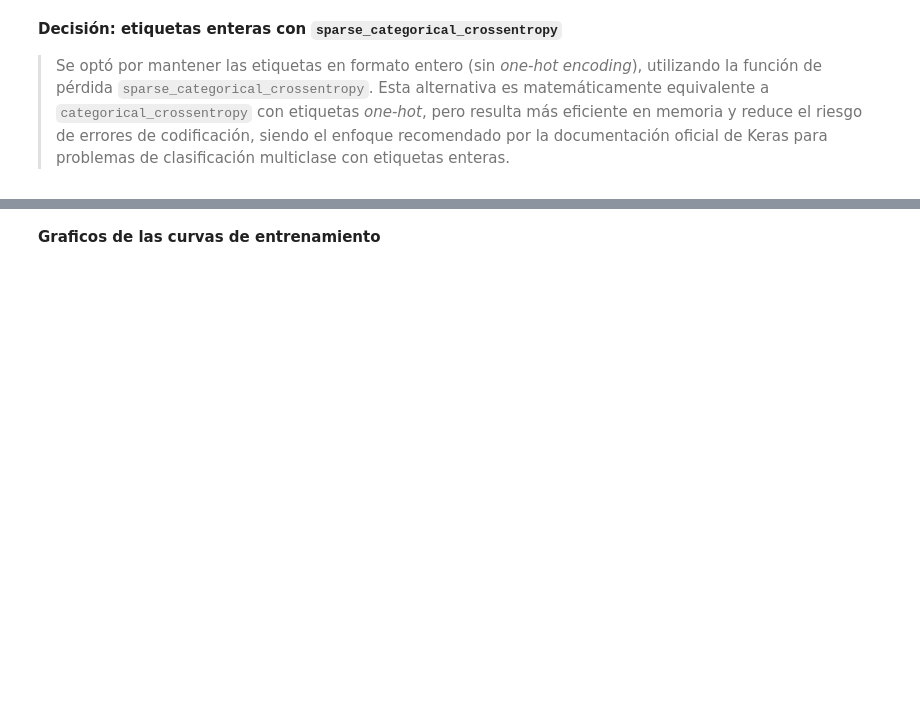
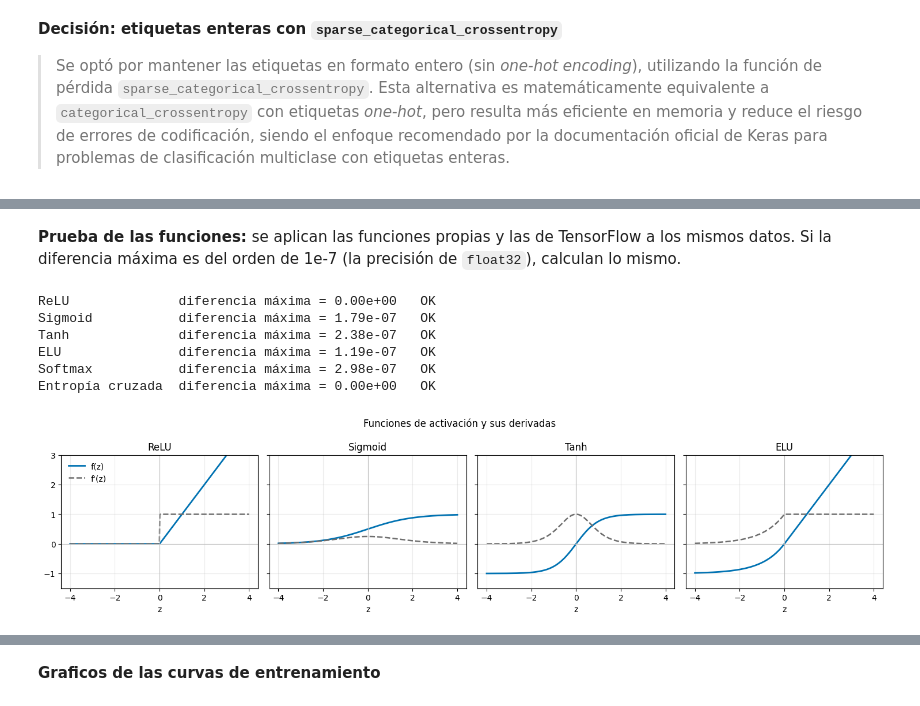
Before and after one commit to javisagredo-dev/DeepLearning_EP1_FashionMNIST, a Jupyter notebook: notebooks/fashion_mnist_mlp.ipynb, the cells around one changed output, grey strips where cells are left out. Cells and saved outputs as stored; diff of their text form; code cells hidden in the pictures; blank space fills up the shorter version.

```diff
--- a/notebooks/fashion_mnist_mlp.ipynb
+++ b/notebooks/fashion_mnist_mlp.ipynb
@@ -108,0 +245,53 @@ print(y_train[:10]) #muestra los primeros 10 valores de y_train
+# %% [markdown]
+**Prueba de las funciones:** se aplican las funciones propias y las de TensorFlow a los mismos
+datos. Si la diferencia máxima es del orden de 1e-7 (la precisión de `float32`), calculan lo
+mismo.
+# %%
+rng = np.random.default_rng(SEED)
+z = rng.normal(0, 3, size=(1000, 10)).astype('float32')   # logits aleatorios de 10 clases
+y = rng.integers(0, 10, size=1000)                         # etiquetas aleatorias
+
+pruebas = [
+    ('ReLU',             relu(z),                     tf.nn.relu(z).numpy()),
+    ('Sigmoid',          sigmoid(z),                  tf.nn.sigmoid(z).numpy()),
+    ('Tanh',             tanh(z),                     tf.nn.tanh(z).numpy()),
+    ('ELU',              elu(z),                      tf.nn.elu(z).numpy()),
+    ('Softmax',          softmax(z),                  tf.nn.softmax(z).numpy()),
+    ('Entropía cruzada', sparse_cross_entropy(y, softmax(z)),
+                         tf.reduce_mean(tf.keras.losses.sparse_categorical_crossentropy(
+                             y, tf.nn.softmax(z))).numpy()),
+]
+
+for nombre, propia, keras in pruebas:
+    dif = np.max(np.abs(np.asarray(propia) - np.asarray(keras)))
+    print(f"{nombre:<17} diferencia máxima = {dif:.2e}   {'OK' if dif < 1e-5 else 'REVISAR'}")
+# %% [output]
+ReLU              diferencia máxima = 0.00e+00   OK
+Sigmoid           diferencia máxima = 1.79e-07   OK
+Tanh              diferencia máxima = 2.38e-07   OK
+ELU               diferencia máxima = 1.19e-07   OK
+Softmax           diferencia máxima = 2.98e-07   OK
+Entropía cruzada  diferencia máxima = 0.00e+00   OK
+# %%
+# Forma de cada activación (línea sólida) y de su derivada (línea punteada).
+# La derivada es lo que se propaga hacia atrás durante el entrenamiento.
+zs = np.linspace(-4, 4, 400)
+activaciones = [('ReLU', relu, relu_derivada), ('Sigmoid', sigmoid, sigmoid_derivada),
+                ('Tanh', tanh, tanh_derivada), ('ELU', elu, elu_derivada)]
+
+fig, axes = plt.subplots(1, 4, figsize=(15, 3.6), sharey=True)
+for ax, (nombre, f, df) in zip(axes, activaciones):
+    ax.plot(zs, f(zs), color='#0072B2', lw=2, label='f(z)')
+    ax.plot(zs, df(zs), color='#6E6E6E', lw=1.8, ls='--', label="f'(z)")
+    ax.axhline(0, color='#BBBBBB', lw=0.8)
+    ax.axvline(0, color='#BBBBBB', lw=0.8)
+    ax.set_title(nombre)
+    ax.set_xlabel('z')
+    ax.set_ylim(-1.5, 3)
+    ax.grid(alpha=0.25)
+axes[0].legend(frameon=False, loc='upper left')
+fig.suptitle('Funciones de activación y sus derivadas')
+fig.tight_layout()
+plt.show()
+# %% [output]
+[figure, added]
```
Also changed, not shown: parts of 89 cells of this notebook, 2 other files.
